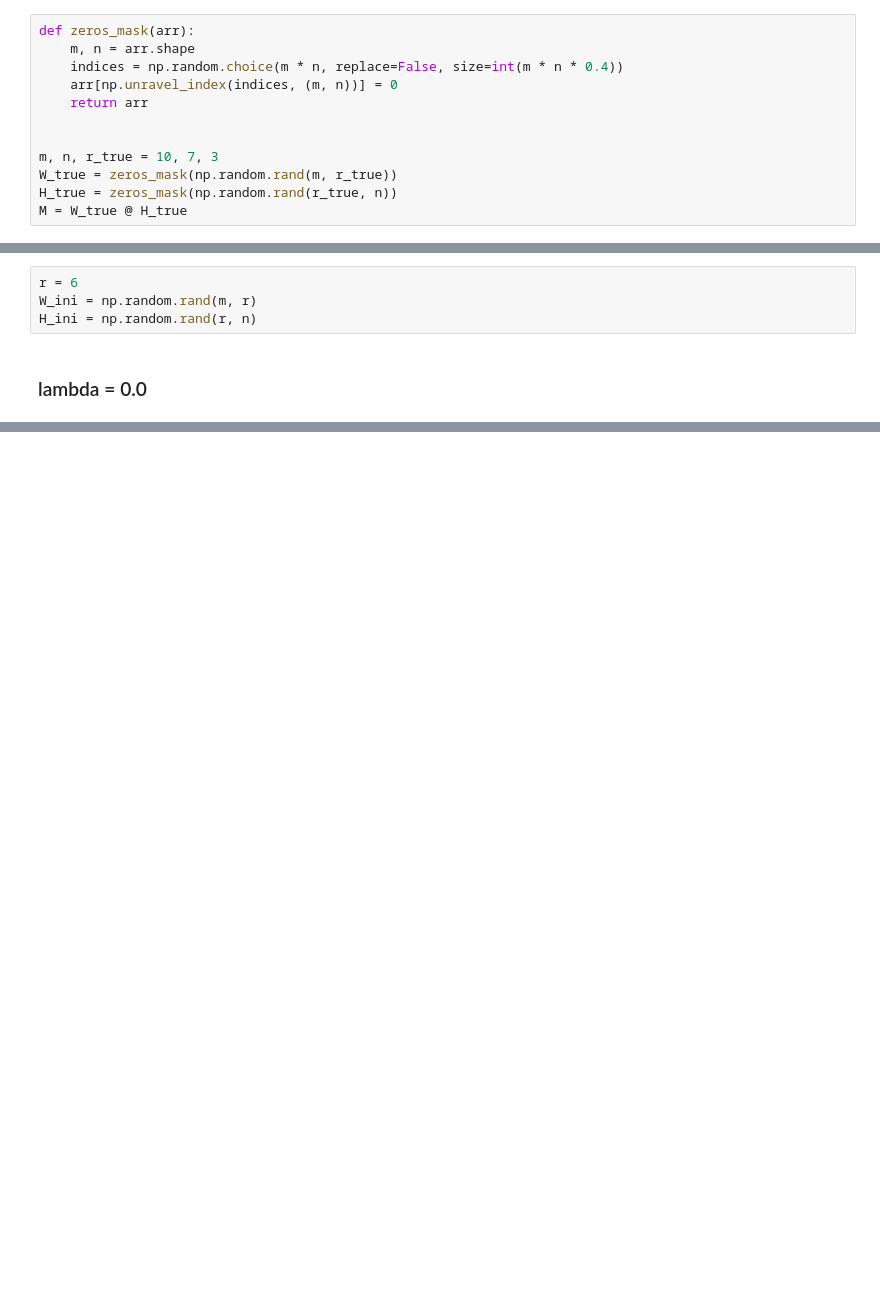
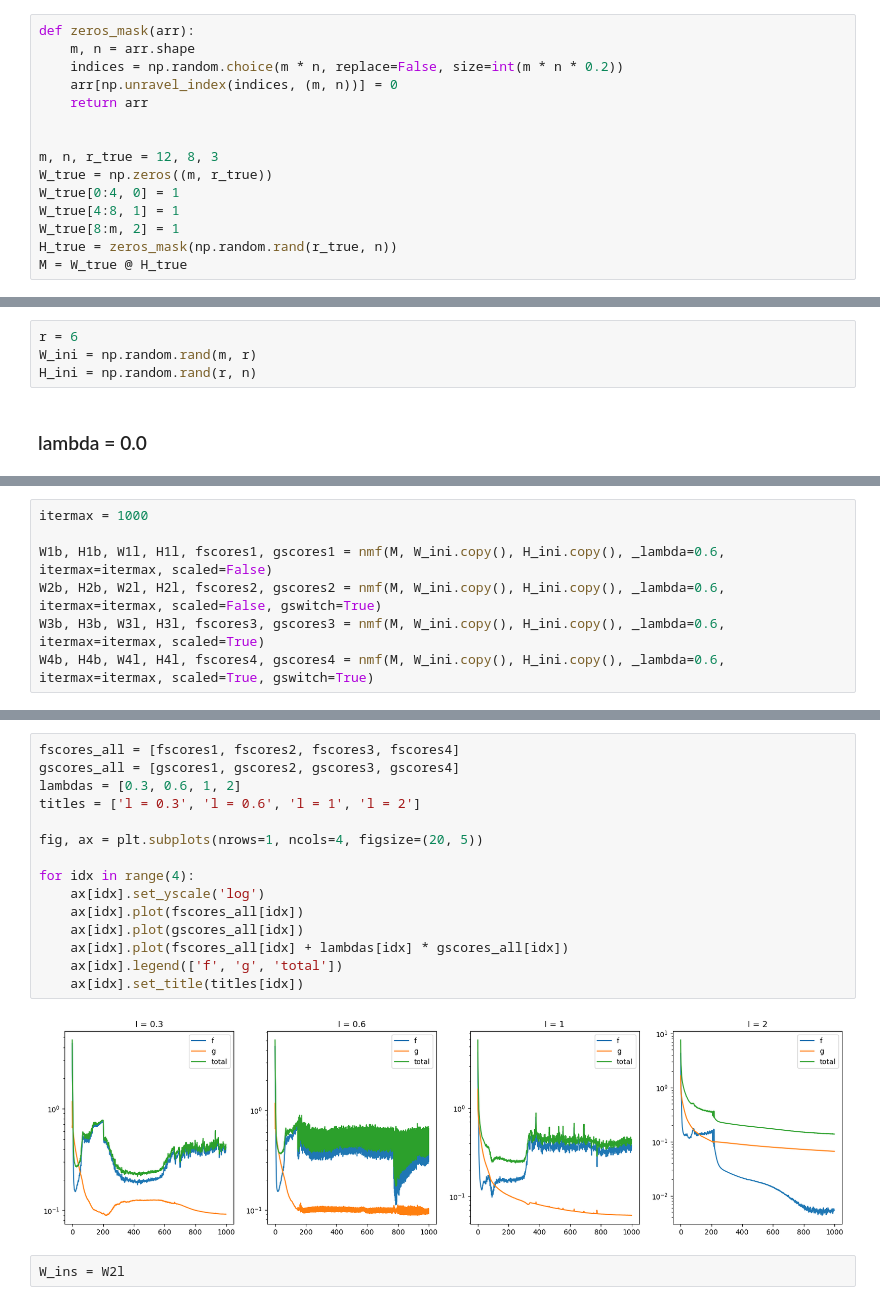
Before and after one commit to waqasbinhamed/seminmf, a Jupyter notebook: testing.ipynb, the cells around one changed output, grey strips where cells are left out. Saved outputs shown, nothing was run; the diff lists cells and outputs as text; blank space fills up the shorter version.

```diff
--- a/testing.ipynb
+++ b/testing.ipynb
@@ -6,13 +6,16 @@ np.random.seed(42)
 # %%
 def zeros_mask(arr):
     m, n = arr.shape
-    indices = np.random.choice(m * n, replace=False, size=int(m * n * 0.4))
+    indices = np.random.choice(m * n, replace=False, size=int(m * n * 0.2))
     arr[np.unravel_index(indices, (m, n))] = 0
     return arr
 
 
-m, n, r_true = 10, 7, 3
-W_true = zeros_mask(np.random.rand(m, r_true))
+m, n, r_true = 12, 8, 3
+W_true = np.zeros((m, r_true))
+W_true[0:4, 0] = 1
+W_true[4:8, 1] = 1
+W_true[8:m, 2] = 1
 H_true = zeros_mask(np.random.rand(r_true, n))
 M = W_true @ H_true
 # %%
@@ -151,0 +95,7 @@ plt.show()
+# %%
+itermax = 1000
+
+W1b, H1b, W1l, H1l, fscores1, gscores1 = nmf(M, W_ini.copy(), H_ini.copy(), _lambda=0.6, itermax=itermax, scaled=False)
+W2b, H2b, W2l, H2l, fscores2, gscores2 = nmf(M, W_ini.copy(), H_ini.copy(), _lambda=0.6, itermax=itermax, scaled=False, gswitch=True)
+W3b, H3b, W3l, H3l, fscores3, gscores3 = nmf(M, W_ini.copy(), H_ini.copy(), _lambda=0.6, itermax=itermax, scaled=True)
+W4b, H4b, W4l, H4l, fscores4, gscores4 = nmf(M, W_ini.copy(), H_ini.copy(), _lambda=0.6, itermax=itermax, scaled=True, gswitch=True)
@@ -151,0 +120,19 @@ plt.show()
+# %%
+fscores_all = [fscores1, fscores2, fscores3, fscores4]
+gscores_all = [gscores1, gscores2, gscores3, gscores4]
+lambdas = [0.3, 0.6, 1, 2]
+titles = ['l = 0.3', 'l = 0.6', 'l = 1', 'l = 2']
+
+fig, ax = plt.subplots(nrows=1, ncols=4, figsize=(20, 5))
+
+for idx in range(4):
+    ax[idx].set_yscale('log')
+    ax[idx].plot(fscores_all[idx])
+    ax[idx].plot(gscores_all[idx])
+    ax[idx].plot(fscores_all[idx] + lambdas[idx] * gscores_all[idx])
+    ax[idx].legend(['f', 'g', 'total'])
+    ax[idx].set_title(titles[idx])
+# %% [output]
+[figure, added]
+# %%
+W_ins = W2l
```
Also changed, not shown: parts of 21 cells of this notebook, 3 other files.
